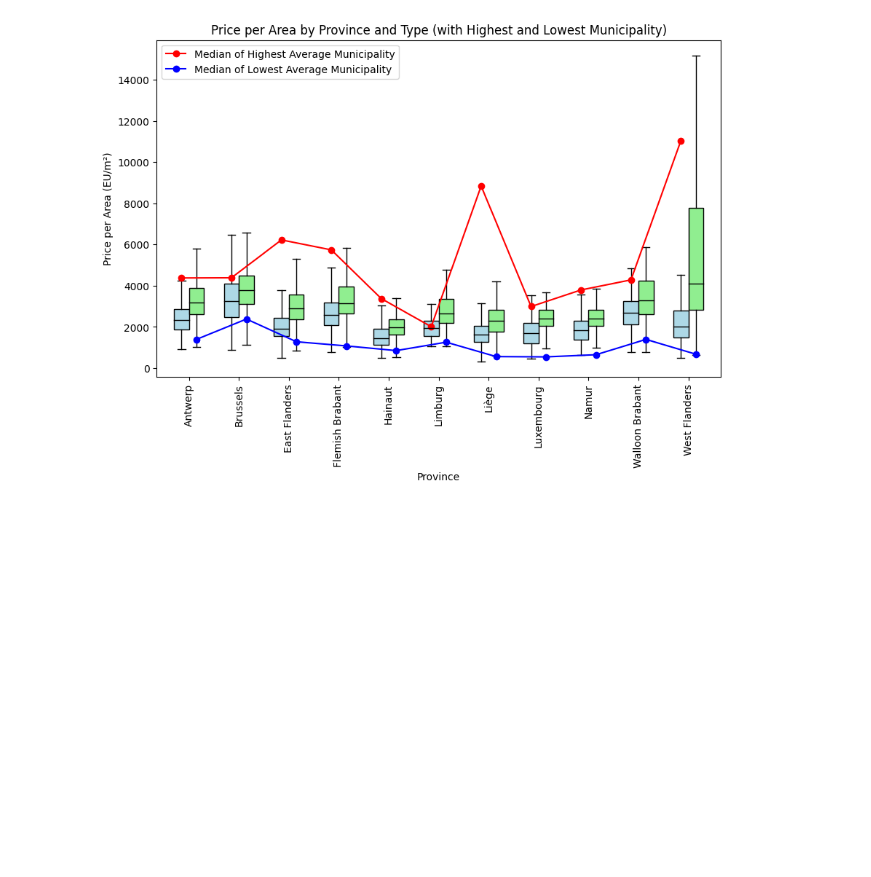
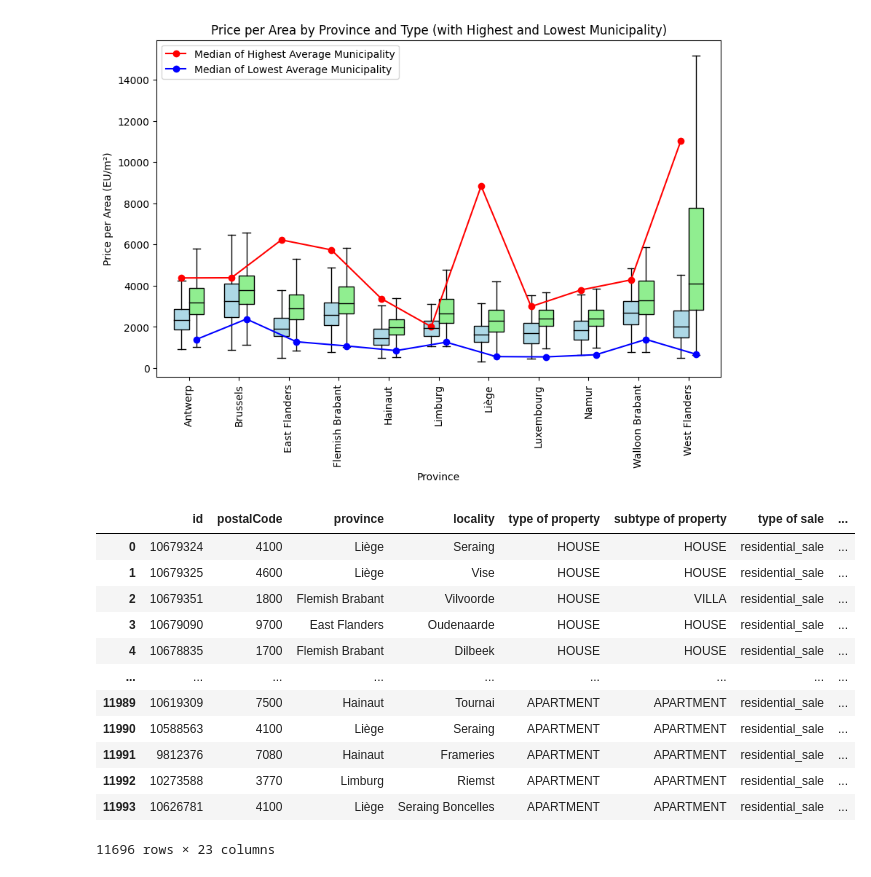
Before and after one commit to sachinovitch/Immo_Analysis, a Jupyter notebook: Immo_analysis.ipynb, the cells around one changed output. Cells and saved outputs as stored; diff of their text form; code cells hidden in the pictures; blank space fills up the shorter version.

```diff
--- a/Immo_analysis.ipynb
+++ b/Immo_analysis.ipynb
@@ -466,3 +491,19 @@ ax.legend()
 plt.show()
 # %% [output]
 [figure]
+# %%
+df
+# %% [output]
+|  | id | postalCode | province | locality | type of property | subtype of property | type of sale | ... |
+| 0 | 10679324 | 4100 | Liège | Seraing | HOUSE | HOUSE | residential_sale | ... |
+| 1 | 10679325 | 4600 | Liège | Vise | HOUSE | HOUSE | residential_sale | ... |
+| 2 | 10679351 | 1800 | Flemish Brabant | Vilvoorde | HOUSE | VILLA | residential_sale | ... |
+| 3 | 10679090 | 9700 | East Flanders | Oudenaarde | HOUSE | HOUSE | residential_sale | ... |
+| 4 | 10678835 | 1700 | Flemish Brabant | Dilbeek | HOUSE | HOUSE | residential_sale | ... |
+| ... | ... | ... | ... | ... | ... | ... | ... | ... |
+| 11989 | 10619309 | 7500 | Hainaut | Tournai | APARTMENT | APARTMENT | residential_sale | ... |
+| 11990 | 10588563 | 4100 | Liège | Seraing | APARTMENT | APARTMENT | residential_sale | ... |
+| 11991 | 9812376 | 7080 | Hainaut | Frameries | APARTMENT | APARTMENT | residential_sale | ... |
+| 11992 | 10273588 | 3770 | Limburg | Riemst | APARTMENT | APARTMENT | residential_sale | ... |
+| 11993 | 10626781 | 4100 | Liège | Seraing Boncelles | APARTMENT | APARTMENT | residential_sale | ... |
+11696 rows × 23 columns
```
Also changed, not shown: parts of 6 cells of this notebook, 2 other files.
